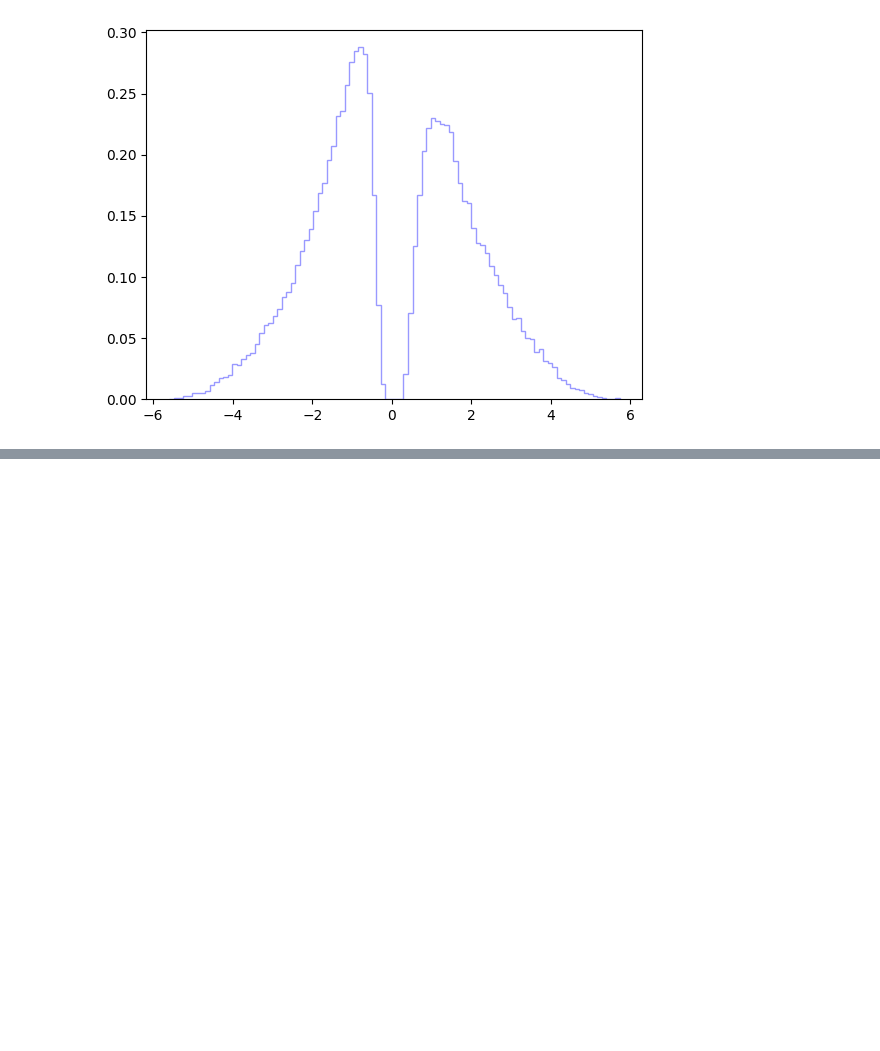
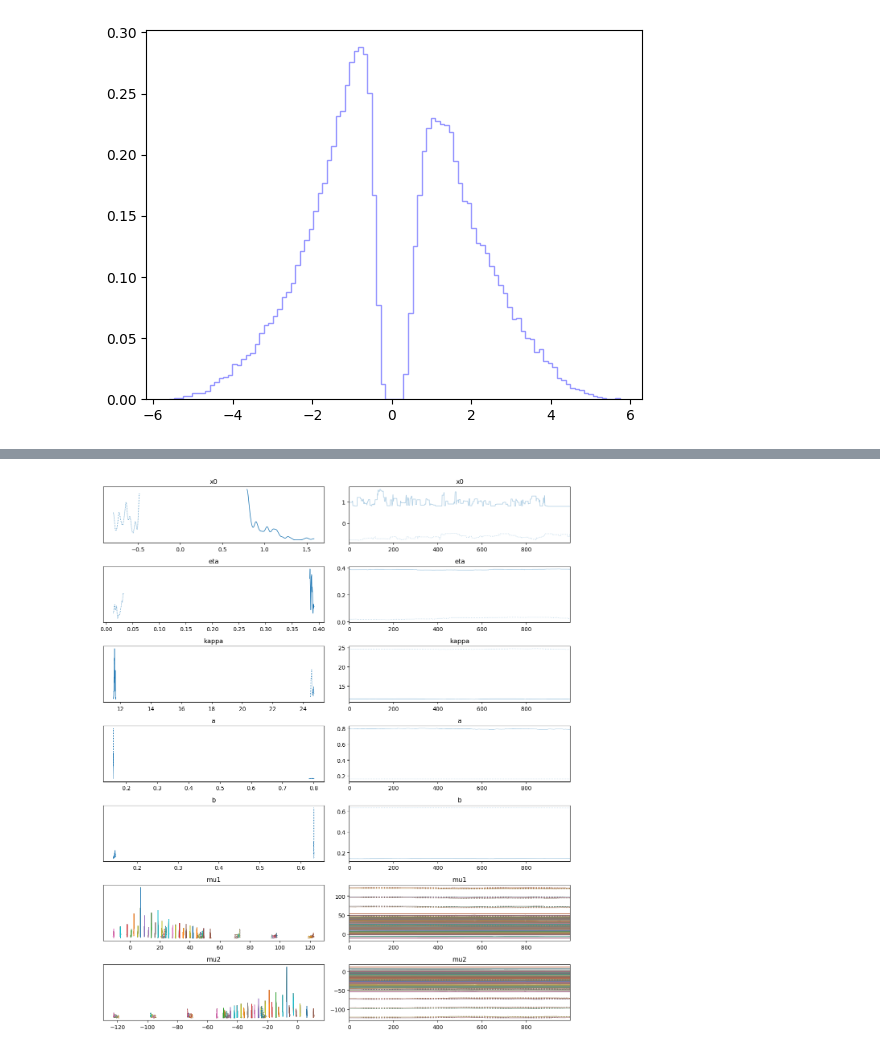
Before and after one commit to AndrewZhang599/efficient-fpt, a Jupyter notebook: andrew_notebooks/pymc_likelihood.ipynb, the cells around one changed output, grey strips where cells are left out. Cells and saved outputs as stored; diff of their text form; code cells hidden in the pictures; blank space fills up the shorter version.

```diff
--- a/andrew_notebooks/pymc_likelihood.ipynb
+++ b/andrew_notebooks/pymc_likelihood.ipynb
@@ -135,7 +203,7 @@ class ADDMLik(Op):
         flag = pt.as_tensor_variable(flag)
         sacc = pt.as_tensor_variable(sacc)
         length = pt.as_tensor_variable(length)
-        outputs = [pt.vector(dtype=DATA_TYPE)]
+        outputs = [pt.scalar(dtype=DATA_TYPE)]
         return Apply(self, [mu1, mu2, rt, choice, max_d, sigma, a, b, x0, flag, sacc, length], outputs)
 
     def perform(self, node, inputs, outputs):
@@ -243,0 +288,29 @@ TypeError: RandomVariable.make_node() got an unexpected keyword argument 'mu1'
+# %%
+# model with smaller dataset
+
+# define pymc model
+from pymc import model_to_graphviz
+
+with pm.Model() as model_small:
+    rt = pm.Data("rt", rt_data_small)
+    choice = pm.Data("choice", choice_data_small)
+    flag = pm.Data("flag", flag_data_small)
+    sacc = pm.Data("sacc", sacc_data_small)
+    length = pm.Data("length", length_data_small)
+    r1 = pm.Data("r1", r1_data_small)
+    r2 = pm.Data("r2", r2_data_small)
+
+    eta = pm.Beta("eta", alpha=2, beta=2, initval=0.7)
+    kappa = pm.Gamma("kappa", alpha=2, beta=2, initval=0.5)
+    a = pm.Gamma("a", alpha=2.0, beta=2, initval=2.1)
+    b = pm.Beta("b", alpha=2, beta=2, initval=0.3) # upper bound should be determined by a / maximum RT
+    x0 = pm.Normal("x0", mu=0, sigma=0.5, initval=-0.2) # make sure x0 is between -a and a
+
+    mu1 = pm.Deterministic("mu1", kappa * (r1 - eta * r2))
+    mu2 = pm.Deterministic("mu2", kappa * (eta * r1 - r2))
+
+    # define likelihood
+    pm.Potential("likelihood", custom_dist_addm_lik(mu1, mu2, rt, choice, flag, sacc, length, max_d_small, sigma, a, b, x0))
+
+
+model_to_graphviz(model_small)
@@ -243,0 +345,4 @@ TypeError: RandomVariable.make_node() got an unexpected keyword argument 'mu1'
+# %%
+with model_small:
+    step = pm.Metropolis() # can choose the initial step size
+    idata = pm.sample(draws=1000, tune=1000, chains=2, step=step, mp_ctx='spawn', discard_tuned_samples=False)
@@ -243,0 +374,7 @@ TypeError: RandomVariable.make_node() got an unexpected keyword argument 'mu1'
+# %%
+import matplotlib.pyplot as plt
+
+az.plot_trace(idata)
+plt.tight_layout()
+# %% [output]
+[figure, added]
```
Also changed, not shown: parts of 15 cells of this notebook.
